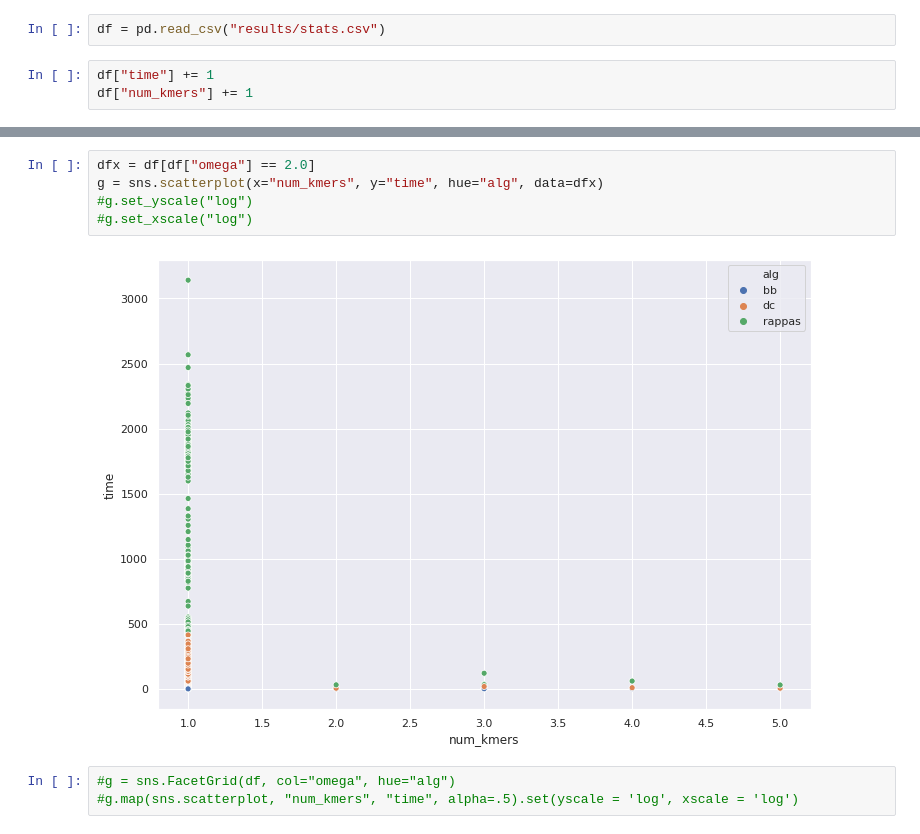
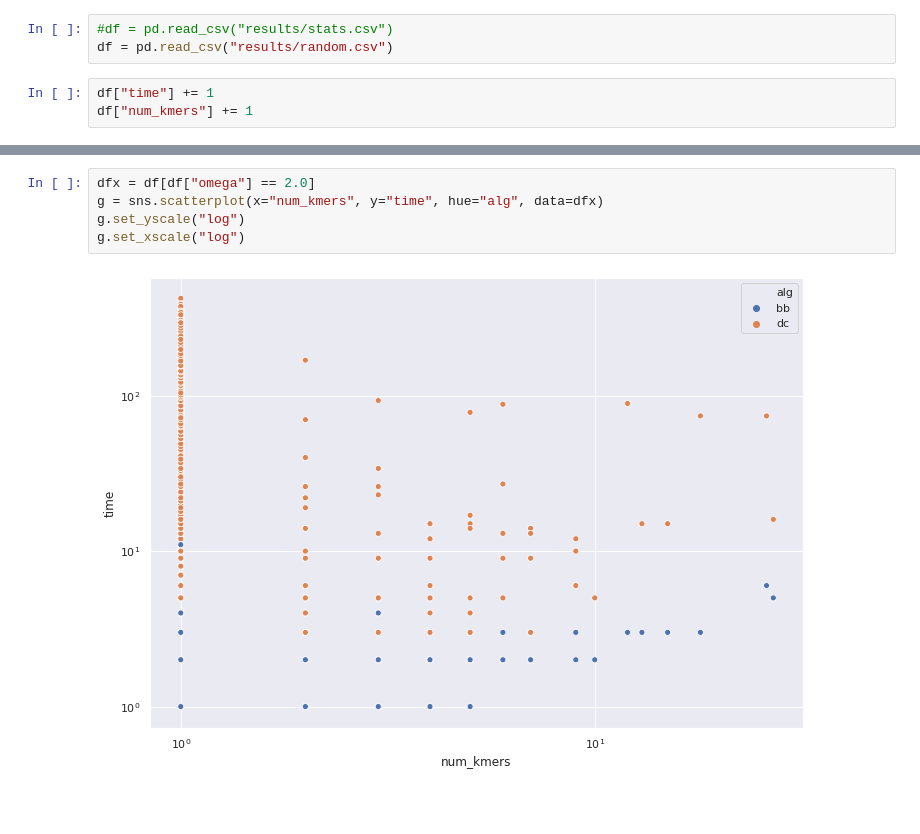
Before and after one commit to nromashchenko/pk-algs, a Jupyter notebook: alg_plots.ipynb, the cells around one changed output, grey strips where cells are left out. Drawn from its saved outputs; the diff is of its cells as text; blank space fills up the shorter version.

```diff
--- a/alg_plots.ipynb
+++ b/alg_plots.ipynb
@@ -4,7 +4,8 @@ import pandas as pd
 import matplotlib.pyplot as plt
 import seaborn as sns
 # %%
-df = pd.read_csv("results/stats.csv")
+#df = pd.read_csv("results/stats.csv")
+df = pd.read_csv("results/random.csv")
 # %%
 df["time"] += 1
 df["num_kmers"] += 1
@@ -71,10 +77,7 @@ g = sns.scatterplot(x="num_kmers", y="time", hue="alg", data=dfx)
 # %%
 dfx = df[df["omega"] == 2.0]
 g = sns.scatterplot(x="num_kmers", y="time", hue="alg", data=dfx)
-#g.set_yscale("log")
-#g.set_xscale("log")
+g.set_yscale("log")
+g.set_xscale("log")
 # %% [output]
-[figure, old version]
+[figure, new version]
-# %%
-#g = sns.FacetGrid(df, col="omega", hue="alg")
-#g.map(sns.scatterplot, "num_kmers", "time", alpha=.5).set(yscale = 'log', xscale = 'log')
```
Also changed, not shown: parts of 11 cells of this notebook, 11 other files.
